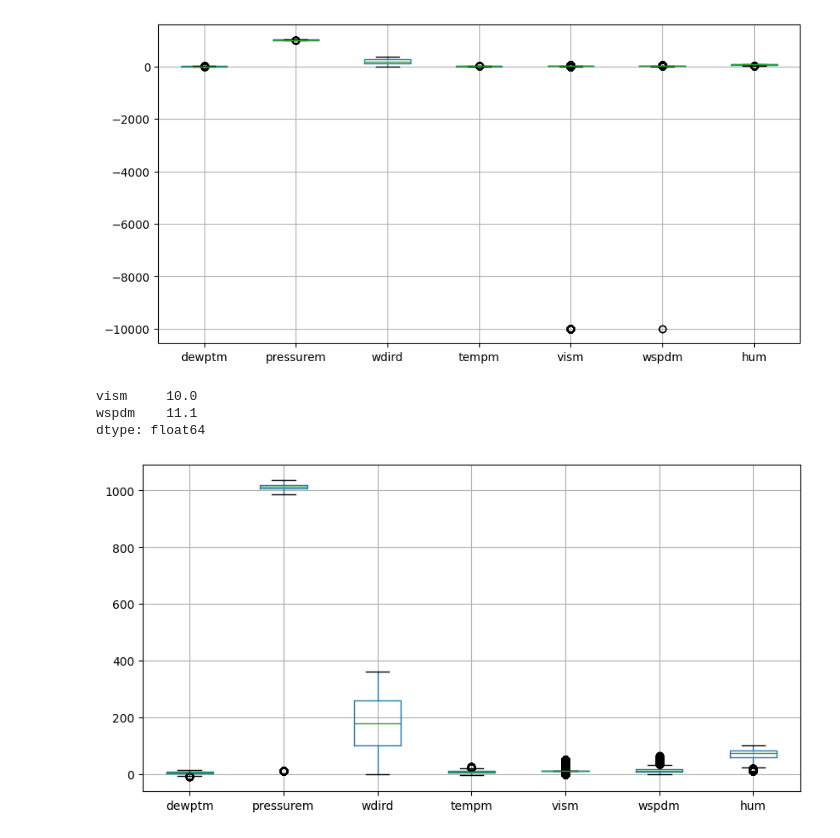
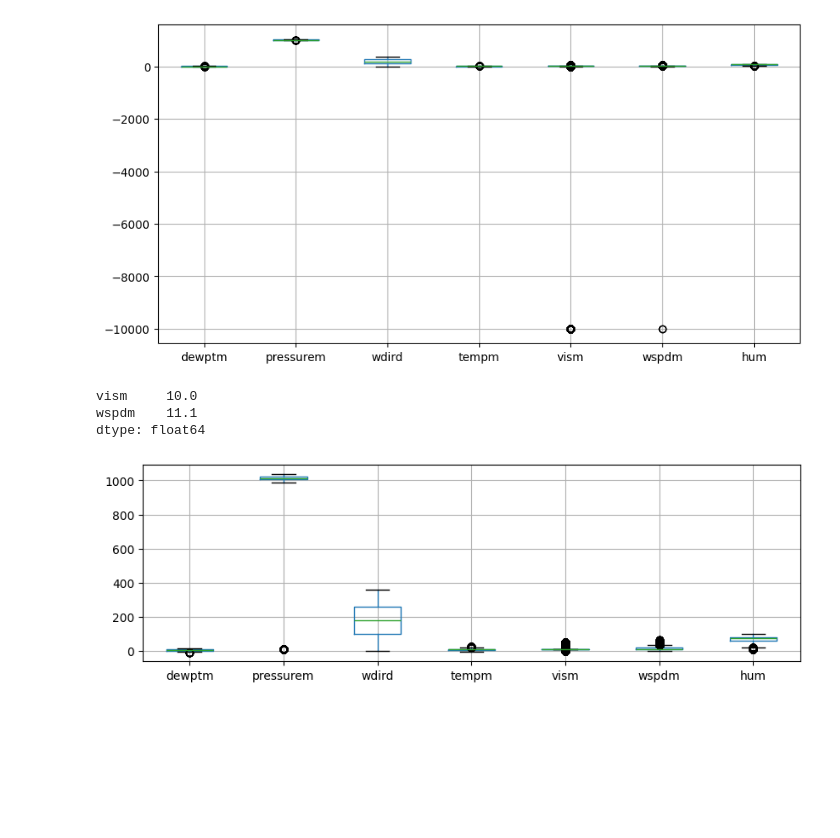
Before and after one commit to victorhg/aai-530-final-project, a Jupyter notebook: data_preprocessing/weather_prepocessing.ipynb, the cells around one changed output. Drawn from its saved outputs; the diff is of its cells as text; code cells hidden in the pictures; blank space fills up the shorter version.

```diff
--- a/data_preprocessing/weather_prepocessing.ipynb
+++ b/data_preprocessing/weather_prepocessing.ipynb
@@ -172,19 +172,19 @@ plt.show()
 # %%
 # Removing vism and wspdm Outliers
 cols = ['vism', 'wspdm']
 median_values = concat_df[cols].median()
 print(median_values)
 bad_reading = -9990
 concat_df.loc[concat_df['vism'] < -9990] = median_values['vism']
 concat_df.loc[concat_df['wspdm'] < -9990] = median_values['wspdm']
 
-concat_df.boxplot(column=numeric_cols, figsize=(10,5))
+concat_df.boxplot(column=numeric_cols, figsize=(10,3))
 plt.show()
 # %% [output]
 vism     10.0
 wspdm    11.1
 dtype: float64
-[figure, old version]
+[figure, new version]
 # %%
 
 concat_df.to_csv("../data/aarhus_weather_data_combined.csv")
```
Also changed, not shown: 1 other file.
